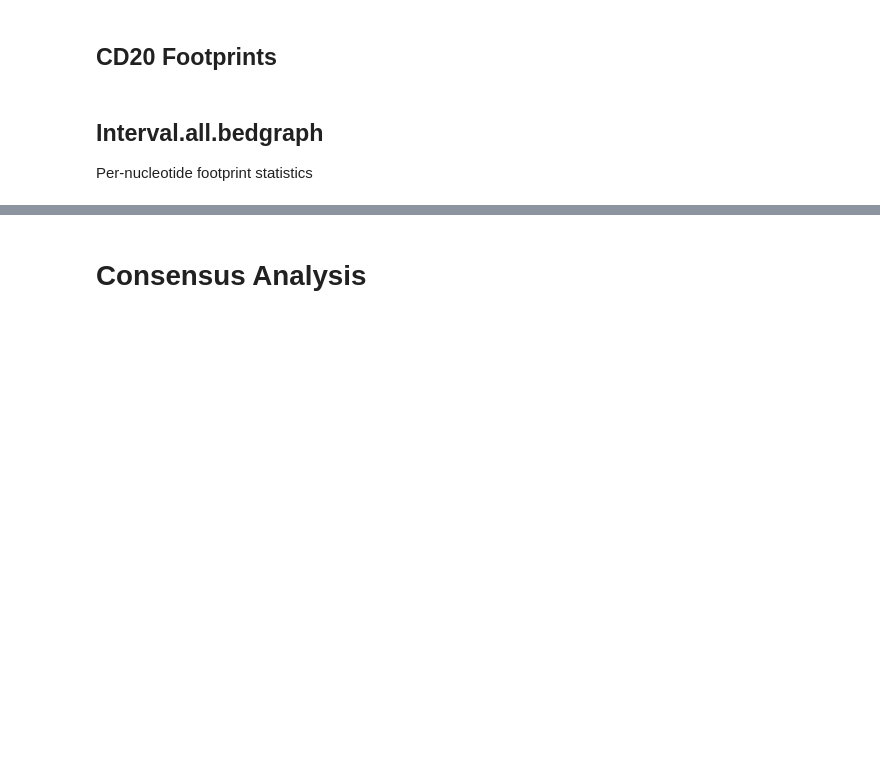
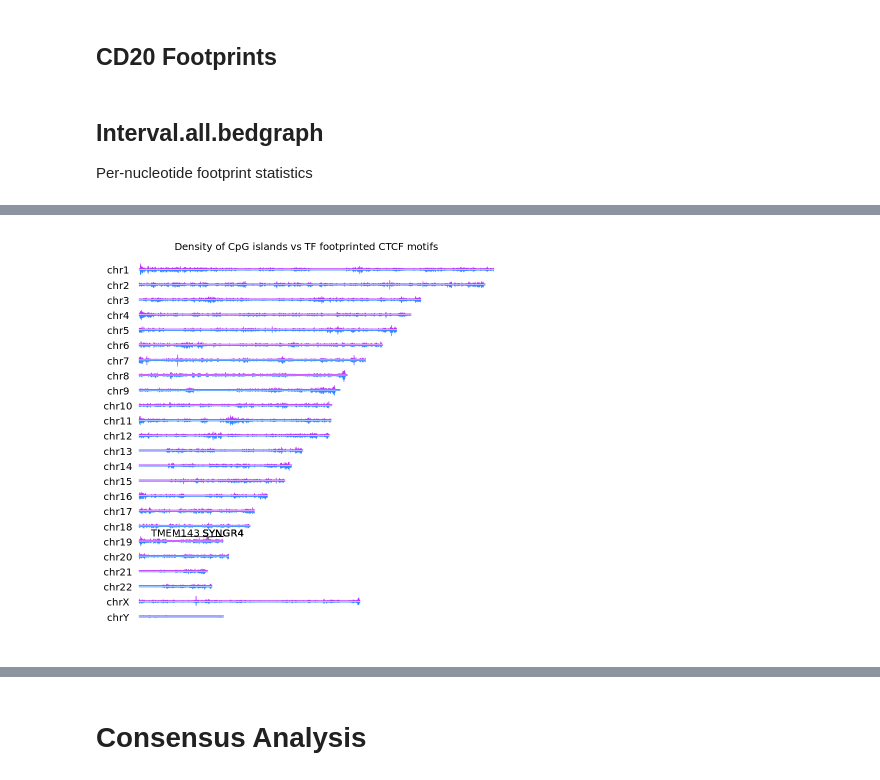
Before and after one commit to apblair/human-TF-footprinting, a Jupyter notebook: Notebooks/ConsensusTF-PermutationAnalysis.ipynb, the cells around one changed output, grey strips where cells are left out. Drawn from its saved outputs; the diff is of its cells as text; code cells hidden in the pictures; blank space fills up the shorter version.

```diff
--- a/Notebooks/ConsensusTF-PermutationAnalysis.ipynb
+++ b/Notebooks/ConsensusTF-PermutationAnalysis.ipynb
@@ -31,0 +76,2 @@ consensus_bed_chr19 <- consensus_bed[consensus_bed@seqnames == 'chr19']
+# %%
+consensus_bed_ctcf <- consensus_bed[grep('CTCF', consensus_bed$V12),]
@@ -50,0 +310,2 @@ cd20_all_chr19 <- cd20_all[cd20_all@seqnames == 'chr19']
+# %%
+dm_annotated_ctcf <- as_granges(dm_annotated_ctcf)
@@ -50,0 +314,39 @@ cd20_all_chr19 <- cd20_all[cd20_all@seqnames == 'chr19']
+# %%
+dm_annotated_ctcf_ganno_subset <- dm_annotated_ctcf[dm_annotated_ctcf$annot.type == 'hg38_cpg_islands',]
+# %%
+gene_bed <- dm_annotated_ctcf[dm_annotated_ctcf$annot.symbol %in%
+                                               c( 'TMEM143', 'SYNGR4'),]
+gene_bed <- gene_bed[gene_bed$annot.type %in% c('hg38_genes_1to5kb')]
+# %%
+p <- plotKaryotype(plot.type=6,
+                    main="Density of CpG islands vs TF footprinted CTCF motifs",
+                    ideogram.plotter = NULL,
+                   )
+kp <- kpPlotDensity(kp,
+                    consensus_bed_ctcf ,
+                    data.panel="ideogram",
+                    col="#3388FF",
+                    border="#3388FF",
+                    window.size=100000,
+                    r0=0.5, r1=0)
+
+
+
+kp <- kpPlotDensity(kp,
+                    dm_annotated_ctcf_ganno_subset ,
+                    data.panel="ideogram",
+                    col="#bb33ff",
+                    border="#bb33ff",
+                    window.size=100000,
+                    r0=0.6, r1=1)
+
+kpPlotMarkers(kp,
+              data=gene_bed,
+              labels=gene_bed$annot.symbol,
+              text.orientation = "horizontal",
+              r0=0.7,
+              cex=1,
+              label.dist=0.05,
+              adjust.label.position = TRUE)
+# %% [output]
+[figure, added]
```
Also changed, not shown: parts of 38 cells of this notebook.
